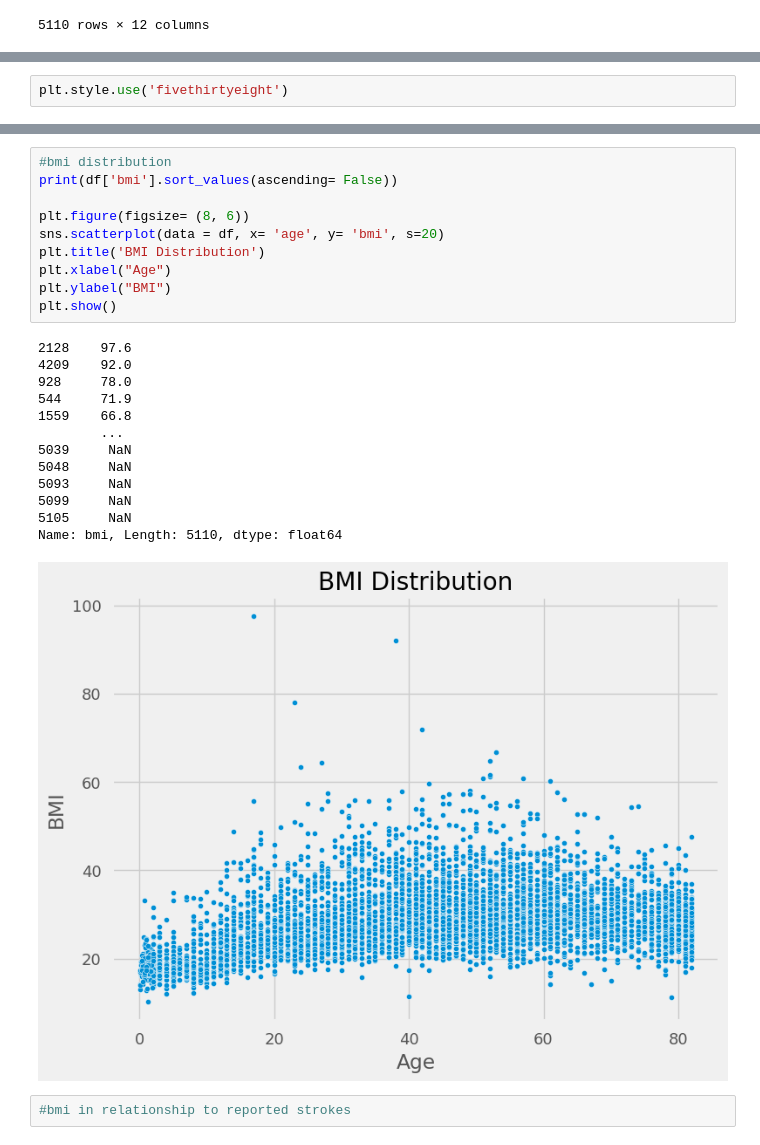
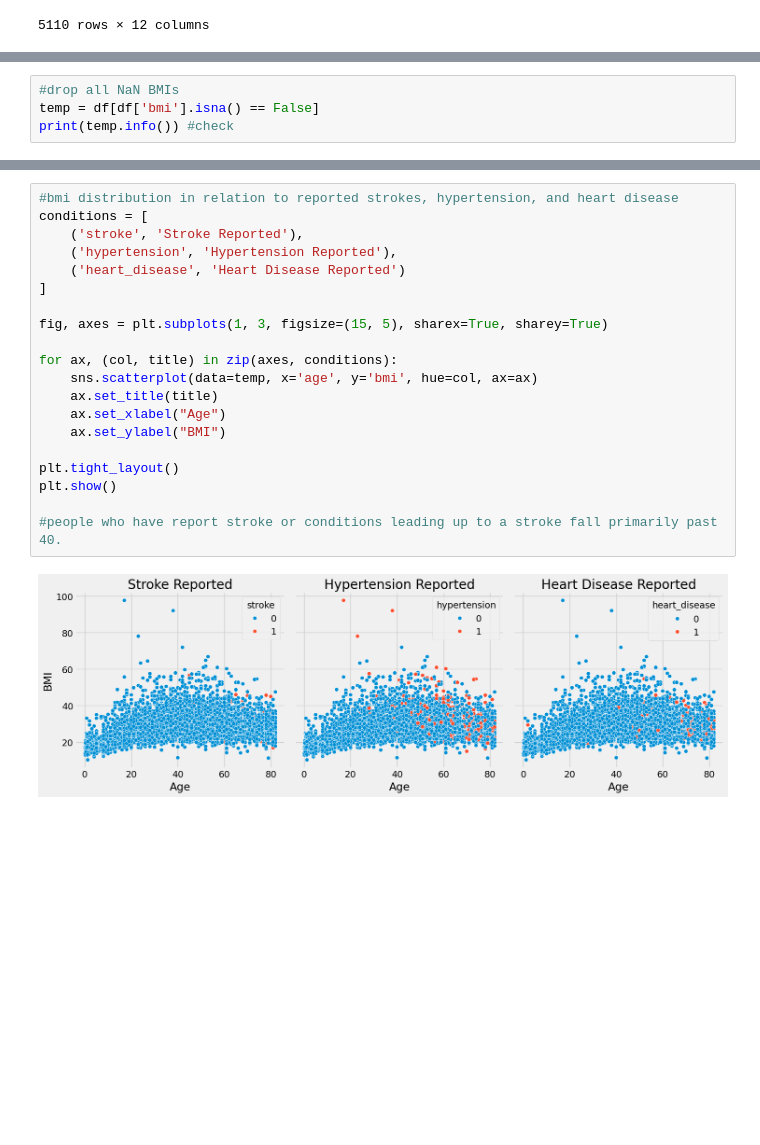
Before and after one commit to Yuuklo/stroke-prediction, a Jupyter notebook: notebooks/01_eda.ipynb, the cells around one changed output, grey strips where cells are left out. Drawn from its saved outputs; the diff is of its cells as text; blank space fills up the shorter version.

```diff
--- a/notebooks/01_eda.ipynb
+++ b/notebooks/01_eda.ipynb
@@ -60,3 +47,7 @@ Data columns (total 12 columns):
  11  stroke             5110 non-null   int64
 dtypes: float64(3), int64(4), object(5)
 memory usage: 479.2+ KB
+# %%
+#drop all NaN BMIs
+temp = df[df['bmi'].isna() == False]
+print(temp.info()) #check
@@ -75,7 +86,5 @@ df.describe()
 | 50% | 36932.000000 | 45.000000 | 0.000000 | 0.000000 | 91.885000 | 28.100000 | 0.000000 |
 | 75% | 54682.000000 | 61.000000 | 0.000000 | 0.000000 | 114.090000 | 33.100000 | 0.000000 |
 | max | 72940.000000 | 82.000000 | 1.000000 | 1.000000 | 271.740000 | 97.600000 | 1.000000 |
-# %%
-plt.style.use('fivethirtyeight')
 # %%
 #visualize age distribution
@@ -118,26 +173,22 @@ print(f"({percent_no}, {percent_yes}) <- % YES to % NO count")
 # %%
-#bmi distribution
-print(df['bmi'].sort_values(ascending= False))
+#bmi distribution in relation to reported strokes, hypertension, and heart disease
+conditions = [
+    ('stroke', 'Stroke Reported'),
+    ('hypertension', 'Hypertension Reported'),
+    ('heart_disease', 'Heart Disease Reported')
+]
 
-plt.figure(figsize= (8, 6))
-sns.scatterplot(data = df, x= 'age', y= 'bmi', s=20)
-plt.title('BMI Distribution')
-plt.xlabel("Age")
-plt.ylabel("BMI")
+fig, axes = plt.subplots(1, 3, figsize=(15, 5), sharex=True, sharey=True)
+
+for ax, (col, title) in zip(axes, conditions):
+    sns.scatterplot(data=temp, x='age', y='bmi', hue=col, ax=ax)
+    ax.set_title(title)
+    ax.set_xlabel("Age")
+    ax.set_ylabel("BMI")
+
+plt.tight_layout()
 plt.show()
+
+#people who have report stroke or conditions leading up to a stroke fall primarily past 40.
 # %% [output]
-2128    97.6
-4209    92.0
-928     78.0
-544     71.9
-1559    66.8
-        ...
-5039     NaN
-5048     NaN
-5093     NaN
-5099     NaN
-5105     NaN
-Name: bmi, Length: 5110, dtype: float64
-[figure, old version]
+[figure, new version]
-# %%
-#bmi in relationship to reported strokes
```
Also changed, not shown: parts of 13 cells of this notebook.
